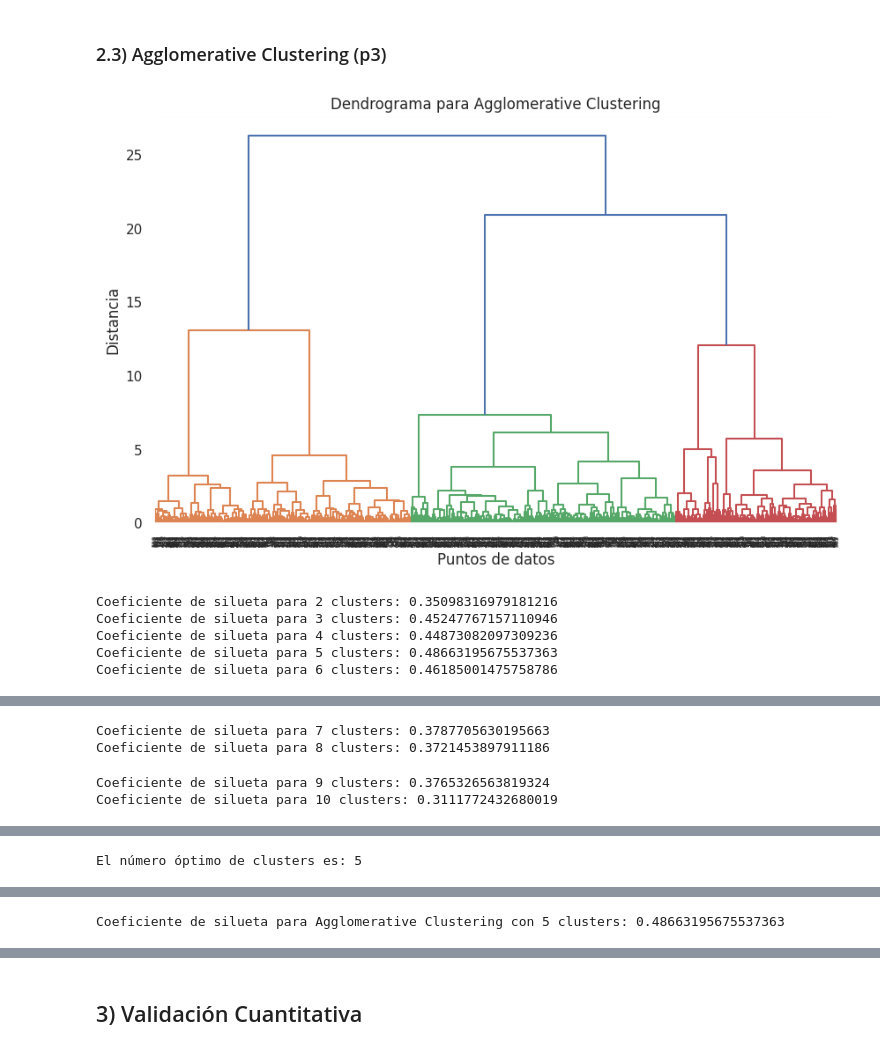
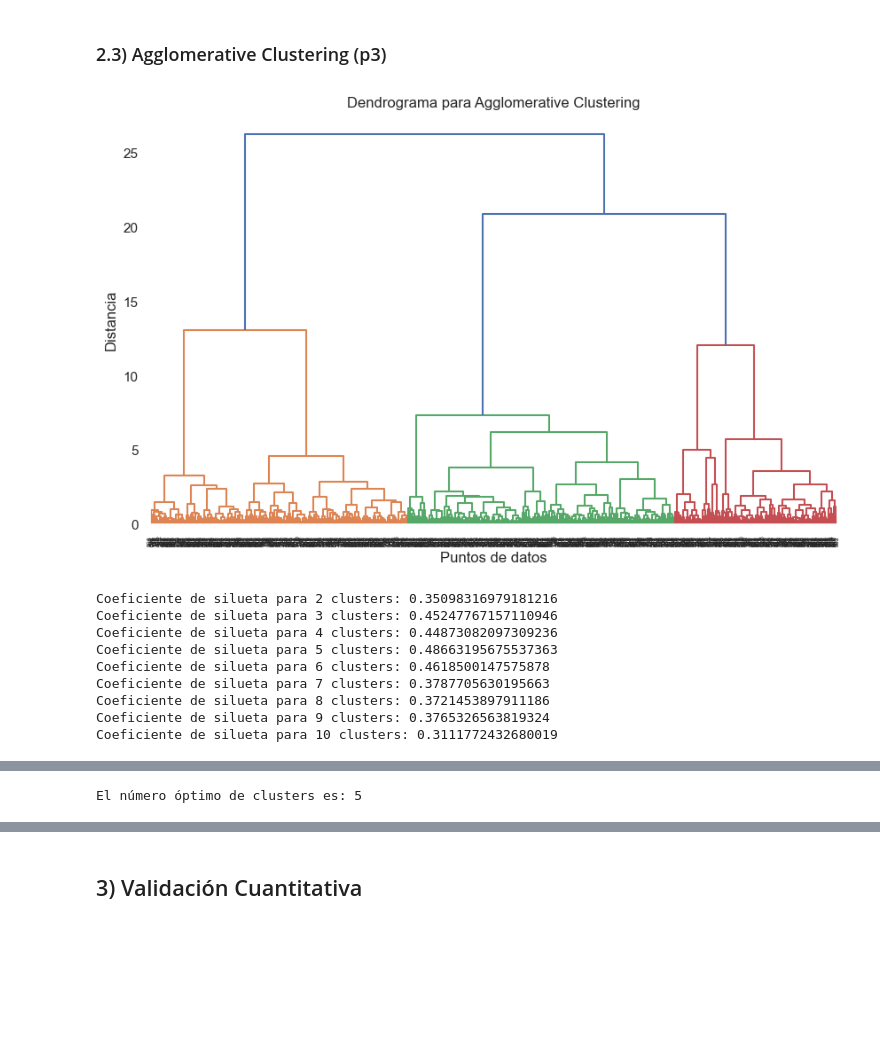
Before and after one commit to BI-DATASCIENCE/Lab2, a Jupyter notebook: Lab2_BI.ipynb, the cells around one changed output, grey strips where cells are left out. Saved outputs shown, nothing was run; the diff lists cells and outputs as text; code cells hidden in the pictures; blank space fills up the shorter version.

```diff
--- a/Lab2_BI.ipynb
+++ b/Lab2_BI.ipynb
@@ -758,46 +778,46 @@ silhouette_scores = []
 # Probar diferentes valores de n_clusters y calcular el coeficiente de silueta
 for n_clusters in n_clusters_range:
     # Crear el modelo Agglomerative Clustering
-    agg_clustering = AgglomerativeClustering(n_clusters=n_clusters, affinity='euclidean', linkage='ward')
+    agg_clustering = AgglomerativeClustering(n_clusters=n_clusters, metric='euclidean', linkage='ward')
     labels = agg_clustering.fit_predict(data_normalized)
 
     silhouette_avg = silhouette_score(data_normalized, labels)
     silhouette_scores.append(silhouette_avg)
 
     print(f'Coeficiente de silueta para {n_clusters} clusters: {silhouette_avg}')
 
 plt.figure(figsize=(8, 6))
 plt.plot(n_clusters_range, silhouette_scores, marker='o')
 plt.xlabel('Número de clusters')
 plt.ylabel('Coeficiente de Silueta')
 plt.title('Selección del número óptimo de clusters con Agglomerative Clustering')
 plt.show()
 
 optimal_n_clusters = n_clusters_range[np.argmax(silhouette_scores)]
 print(f'El número óptimo de clusters es: {optimal_n_clusters}')
 
-agg_clustering_optimal = AgglomerativeClustering(n_clusters=optimal_n_clusters, affinity='euclidean', linkage='ward')
+agg_clustering_optimal = AgglomerativeClustering(n_clusters=optimal_n_clusters, metric='euclidean', linkage='ward')
 labels_optimal = agg_clustering_optimal.fit_predict(data_normalized)
 
 from sklearn.decomposition import PCA
 
 pca = PCA(n_components=2)
 data_pca = pca.fit_transform(data_normalized)
 
 plt.figure(figsize=(8, 6))
 plt.scatter(data_pca[:, 0], data_pca[:, 1], c=labels_optimal, cmap='Paired', s=50, edgecolors='k')
 plt.title(f'Agglomerative Clustering con {optimal_n_clusters} clusters (2D PCA)')
 plt.xlabel('Componente principal 1')
 plt.ylabel('Componente principal 2')
 plt.show()
-
-# Calculo del coeficiente de silueta final con el número óptimo de clusters
-silhouette_avg_optimal = silhouette_score(data_normalized, labels_optimal)
-print(f'Coeficiente de silueta para Agglomerative Clustering con {optimal_n_clusters} clusters: {silhouette_avg_optimal}')
 # %% [output]
-[figure, old version]
+[figure, new version]
 Coeficiente de silueta para 2 clusters: 0.35098316979181216
 Coeficiente de silueta para 3 clusters: 0.45247767157110946
 Coeficiente de silueta para 4 clusters: 0.44873082097309236
 Coeficiente de silueta para 5 clusters: 0.48663195675537363
-Coeficiente de silueta para 6 clusters: 0.46185001475758786
+Coeficiente de silueta para 6 clusters: 0.4618500147575878
+Coeficiente de silueta para 7 clusters: 0.3787705630195663
+Coeficiente de silueta para 8 clusters: 0.3721453897911186
+Coeficiente de silueta para 9 clusters: 0.3765326563819324
+Coeficiente de silueta para 10 clusters: 0.3111772432680019
@@ -804,4 +825 @@ Coeficiente de silueta para 6 clusters: 0.46185001475758786
-Coeficiente de silueta para 7 clusters: 0.3787705630195663
-Coeficiente de silueta para 8 clusters: 0.3721453897911186
+El número óptimo de clusters es: 5
-Coeficiente de silueta para 9 clusters: 0.3765326563819324
-Coeficiente de silueta para 10 clusters: 0.3111772432680019
@@ -809 +825,0 @@ Coeficiente de silueta para 10 clusters: 0.3111772432680019
-El número óptimo de clusters es: 5
@@ -811 +826,0 @@ El número óptimo de clusters es: 5
-Coeficiente de silueta para Agglomerative Clustering con 5 clusters: 0.48663195675537363
```
Also changed, not shown: parts of 59 cells of this notebook.
